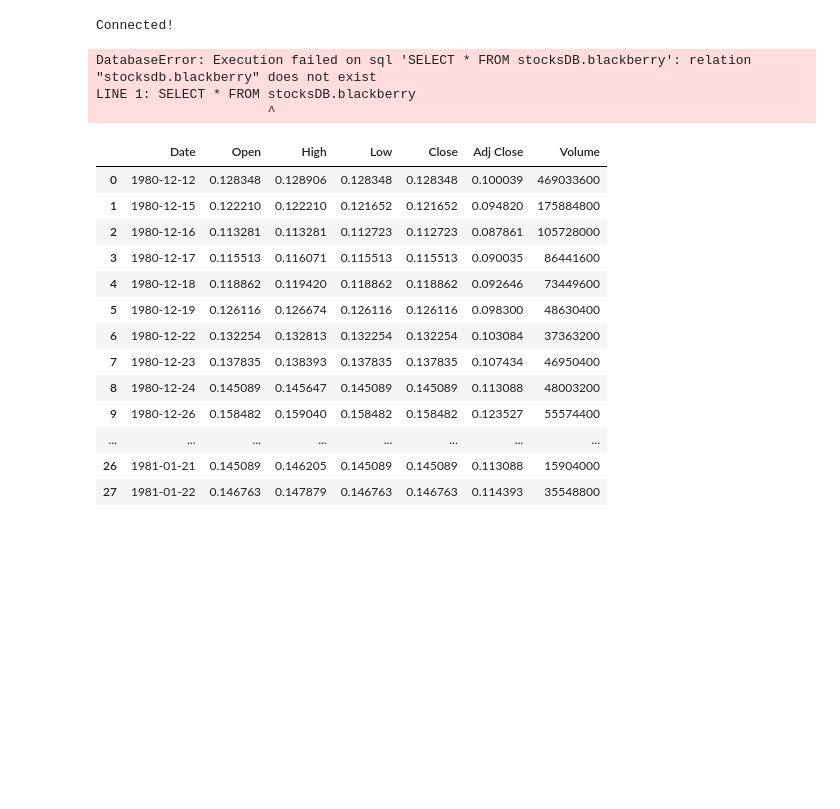
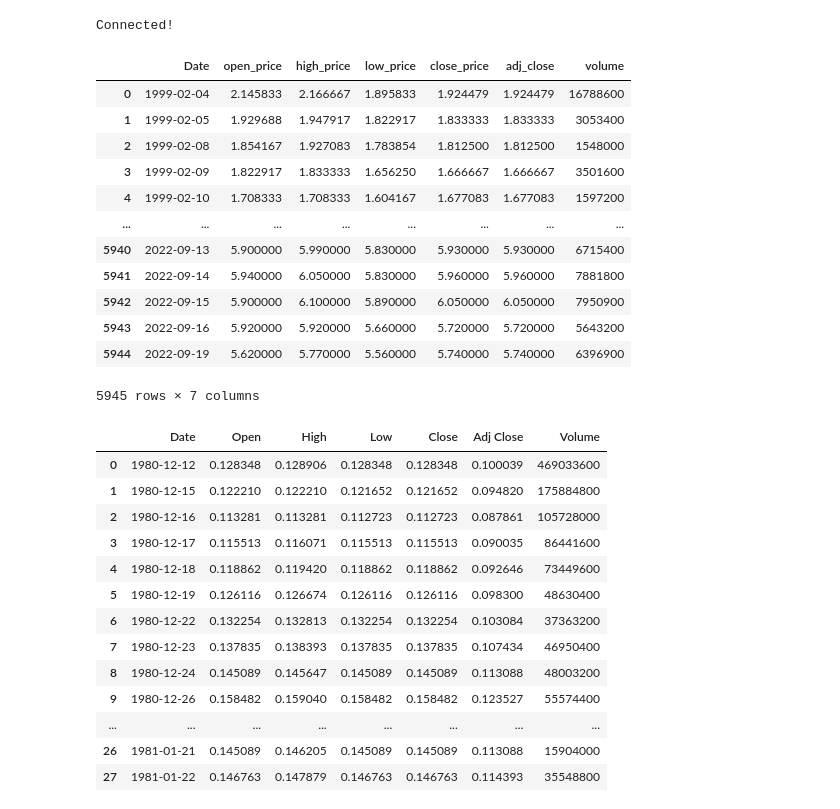
Before and after one commit to kareng013/Team_12, a Jupyter notebook: Stock_Price_Prediction_Trail .ipynb, the cells around one changed output. Saved outputs shown, nothing was run; the diff lists cells and outputs as text; code cells hidden in the pictures; blank space fills up the shorter version.

```diff
--- a/Stock_Price_Prediction_Trail .ipynb
+++ b/Stock_Price_Prediction_Trail .ipynb
@@ -11,7 +11,7 @@ from tensorflow.keras.optimizers import Adam
 from tensorflow.keras.layers import Dense, LSTM
 # %%
 PGHOST = 'stocksdb.cndg3gmolxwq.us-east-1.rds.amazonaws.com'
-PGDATABASE = 'postgres'
+PGDATABASE = 'stocksdb'
 PGUSER = 'root'
 PGPASSWORD = 'team122022'
 
@@ -34,11 +34,23 @@ conn, cursor = connect()
 # %% [output]
 Connected!
 # %%
-df = pd.read_sql_query("SELECT * FROM stocksDB.blackberry", con=conn)
+df = pd.read_sql_query('SELECT * FROM blackberry',conn)
+
+df
 # %% [output]
+|  | Date | open_price | high_price | low_price | close_price | adj_close | volume |
+| 0 | 1999-02-04 | 2.145833 | 2.166667 | 1.895833 | 1.924479 | 1.924479 | 16788600 |
+| 1 | 1999-02-05 | 1.929688 | 1.947917 | 1.822917 | 1.833333 | 1.833333 | 3053400 |
+| 2 | 1999-02-08 | 1.854167 | 1.927083 | 1.783854 | 1.812500 | 1.812500 | 1548000 |
+| 3 | 1999-02-09 | 1.822917 | 1.833333 | 1.656250 | 1.666667 | 1.666667 | 3501600 |
+| 4 | 1999-02-10 | 1.708333 | 1.708333 | 1.604167 | 1.677083 | 1.677083 | 1597200 |
+| ... | ... | ... | ... | ... | ... | ... | ... |
+| 5940 | 2022-09-13 | 5.900000 | 5.990000 | 5.830000 | 5.930000 | 5.930000 | 6715400 |
+| 5941 | 2022-09-14 | 5.940000 | 6.050000 | 5.830000 | 5.960000 | 5.960000 | 7881800 |
+| 5942 | 2022-09-15 | 5.900000 | 6.100000 | 5.890000 | 6.050000 | 6.050000 | 7950900 |
+| 5943 | 2022-09-16 | 5.920000 | 5.920000 | 5.660000 | 5.720000 | 5.720000 | 5643200 |
+| 5944 | 2022-09-19 | 5.620000 | 5.770000 | 5.560000 | 5.740000 | 5.740000 | 6396900 |
-DatabaseError: Execution failed on sql 'SELECT * FROM stocksDB.blackberry': relation "stocksdb.blackberry" does not exist
-LINE 1: SELECT * FROM stocksDB.blackberry
-                      ^
+5945 rows × 7 columns
 # %%
 # Get the data, read csv file into data frame
 df = pd.read_csv("AAPL.csv")
```
Also changed, not shown: 3 other files.
